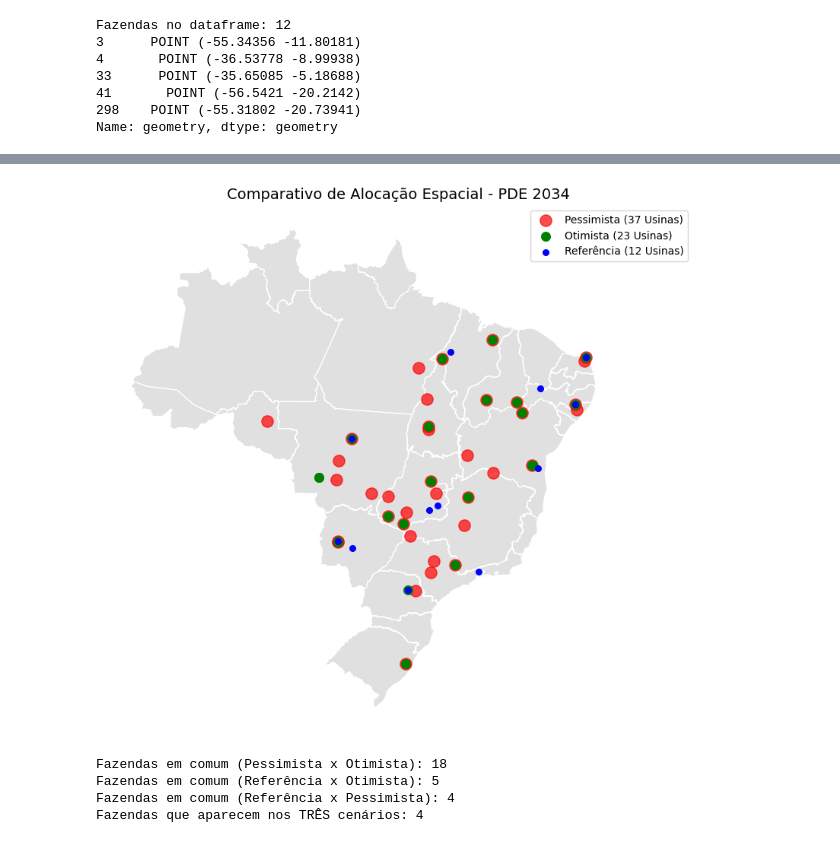
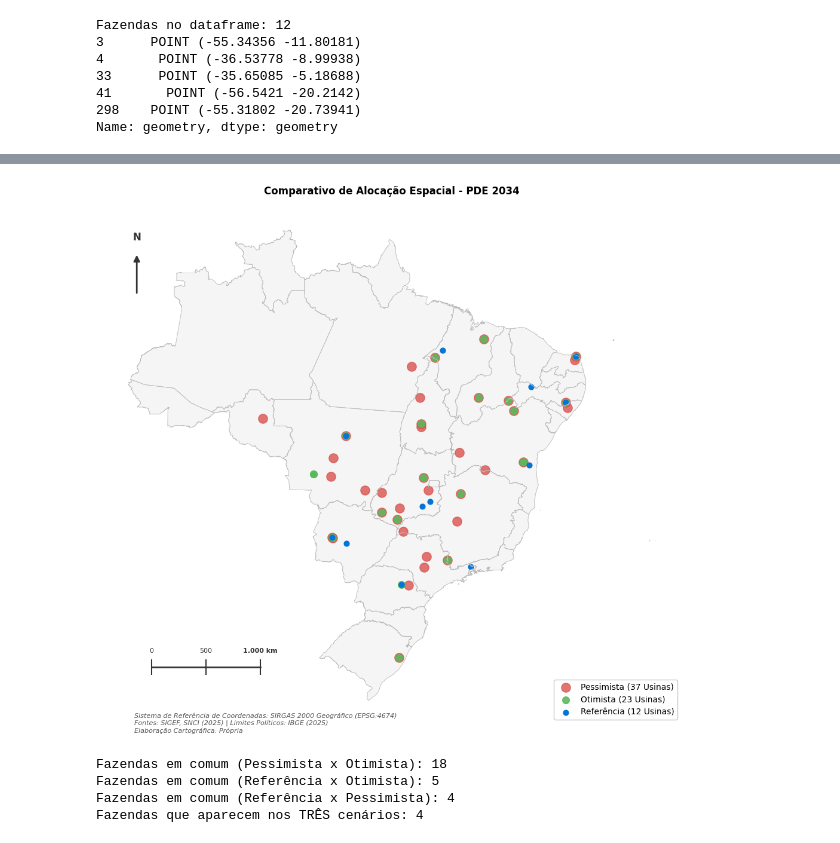
Before and after one commit to JPMartinsF/analise-geografica-energia-solar-brasil, a Jupyter notebook: notebooks/10-otimizacao-matematica-pulp.ipynb, the cells around one changed output, grey strips where cells are left out. Drawn from its saved outputs; the diff is of its cells as text; code cells hidden in the pictures.

```diff
--- a/notebooks/10-otimizacao-matematica-pulp.ipynb
+++ b/notebooks/10-otimizacao-matematica-pulp.ipynb
@@ -139,7 +139,7 @@ for nome_cenario, meta_mw in cenarios.items():
         "Alocado (MW)": potencial_alocado,
         "Fazendas Escolhidas": len(selecionados_idx),
         "Custo Total (R$ Bilhões)": round(custo_bilhoes, 3),
-        "Custo Médio (R$ Milhões/MW)": round((custo_bilhoes * 1000) / potencial_alocado, 2)
+        "Custo Médio (R$ Milhões/MW)": round((custo_bilhoes * 1000) / potencial_alocado, 5)
     })
     print(f"    [Concluído] Status: {pulp.LpStatus[prob.status]}\n")
 
@@ -198,18 +198,96 @@ Fazendas no dataframe: 12
 298    POINT (-55.31802 -20.73941)
 Name: geometry, dtype: geometry
 # %%
+# Configuração de fontes para garantir textos reais pesquisáveis no PDF vetorial
+plt.rcParams['pdf.fonttype'] = 42
+plt.rcParams['ps.fonttype'] = 42
+
+print("\nGerando mapa comparativo final de alocação espacial (PDE 2034)...")
 fig, ax = plt.subplots(1, 1, figsize=(10, 10))
 
-# Fundo do Brasil
-states_gdf.plot(ax=ax, color="#e0e0e0", edgecolor="white", linewidth=1)
+# 1. Fundo do Brasil (Preenchimento cinza sutil e linhas de limite de estados discretas)
+states_gdf.plot(ax=ax, color="#f5f5f5", edgecolor="#dcdcdc", linewidth=0.5, zorder=1)
 
-# Plota do maior conjunto (Pessimista - 37) para o menor (Referência - 12)
-fazendas_pessimista.plot(ax=ax, color="red", markersize=120, label="Pessimista (37 Usinas)", alpha=0.7)
-fazendas_otimista.plot(ax=ax, color="green", markersize=70, label="Otimista (23 Usinas)")
-fazendas_referencia.plot(ax=ax, color="blue", markersize=30, label="Referência (12 Usinas)")
+# 2. Plota os cenários do maior conjunto (Pessimista - 37) para o menor (Referência - 12)
+# Cores ajustadas para uma paleta sóbria e elegante de nível de publicação acadêmica
+fazendas_pessimista.plot(
+    ax=ax, color="#d9534f", markersize=120, label="Pessimista (37 Usinas)", alpha=0.8, zorder=2
+)
+fazendas_otimista.plot(
+    ax=ax, color="#5cb85c", markersize=70, label="Otimista (23 Usinas)", alpha=0.9, zorder=3
+)
+fazendas_referencia.plot(
+    ax=ax, color="#0275d8", markersize=40, label="Referência (12 Usinas)", alpha=1.0, zorder=4
+)
 
-ax.set_title("Comparativo de Alocação Espacial - PDE 2034", fontsize=14)
+# 3. Adiciona as bordas dos estados (mantido em formato vetorial puro para excelente contraste)
+states_gdf.plot(ax=ax, color="none", edgecolor="#bcbcbc", linewidth=0.5, zorder=5)
+
+# ==============================================================================
+# ELEMENTOS CARTOGRÁFICOS RÍGIDOS (SIRGAS 2000, Decreto nº 89.817)
+# ==============================================================================
+
+# A. Indicador de Norte Minimalista (Seta limpa sem cauda)
+# Afastado para a esquerda (x=0.06) para não interferir na divisa do Acre/Amazonas
+ax.annotate('', xy=(0.06, 0.91), xytext=(0.06, 0.83),
+            xycoords='axes fraction', textcoords='axes fraction',
+            arrowprops=dict(arrowstyle="-|>", color="#333333", lw=2.0, mutation_scale=15),
+            ha='center', va='center')
+ax.text(0.06, 0.93, 'N', transform=ax.transAxes, ha='center', va='bottom',
+        fontsize=12, weight='bold', color='#333333')
+
+# B. Escala Gráfica de 1.000 km
+# Calculada para a latitude média do Brasil (15° S) no sistema EPSG:4674 (SIRGAS 2000)
+# Onde 1 grau de longitude equivale a aproximadamente 107.5 km. 1.000 km ≈ 9.3 graus.
+scale_x_start = -72.0
+scale_x_mid = -67.35
+scale_x_end = -62.70
+scale_y = -31.0
+
+# Desenha a linha da escala e seus respectivos ticks (marcações de limite)
+ax.plot([scale_x_start, scale_x_end], [scale_y, scale_y], color='#333333', linewidth=2.0)
+ax.plot([scale_x_start, scale_x_start], [scale_y - 0.6, scale_y + 0.6], color='#333333', linewidth=1.5)
+ax.plot([scale_x_mid, scale_x_mid], [scale_y - 0.6, scale_y + 0.6], color='#333333', linewidth=1.5)
+ax.plot([scale_x_end, scale_x_end], [scale_y - 0.6, scale_y + 0.6], color='#333333', linewidth=1.5)
+
+# Rótulos numéricos da escala gráfica
+ax.text(scale_x_start, scale_y + 1.2, '0', ha='center', fontsize=8, color='#333333')
+ax.text(scale_x_mid, scale_y + 1.2, '500', ha='center', fontsize=8, color='#333333')
+ax.text(scale_x_end, scale_y + 1.2, '1.000 km', ha='center', fontsize=8, color='#333333', weight='bold')
+
+# C. Metadados de Projeção, Datum, Escala Numérica e Classe (Decreto nº 89.817)
+metadata_text = (
+    "Sistema de Referência de Coordenadas: SIRGAS 2000 Geográfico (EPSG:4674)\n"
+    "Fontes: SIGEF, SNCI (2025) | Limites Políticos: IBGE (2025)\n"
+    "Elaboração Cartográfica: Própria"
+)
+ax.text(-73.5, -34.8, metadata_text, fontsize=8, style='italic', color='#555555', ha='left', va='top')
+
+# ==============================================================================
+
+# Customização da Legenda com moldura protetora (loc="lower right" evita colisão com a escala gráfica)
+ax.legend(
+    loc="lower right",
+    frameon=True,          # Mantém o quadro ativo
+    facecolor="white",     # Fundo branco da caixa
+    edgecolor="#bcbcbc",   # Borda cinza suave combinando com o padrão do trabalho
+    fancybox=True,         # Cantos levemente arredondados para um visual moderno
+    shadow=False,
+    fontsize=10
+)
+
+ax.set_title("Comparativo de Alocação Espacial - PDE 2034", fontsize=12, pad=15, weight='bold')
 ax.set_axis_off()
-plt.legend()
+
+plt.tight_layout()
+
+# Salva a figura em formato PDF vetorial leve e de altíssima nitidez
+plt.savefig(
+    r"G:\BackupC\Faculdade\UFRJ\TCC\analise-geografica-energia-solar-brasil\results\figures\mapa_resultados.pdf",
+    format="pdf",
+    bbox_inches="tight"
+)
+plt.savefig("../results/figures/mapa_resultados.png", format="png", dpi=300, bbox_inches="tight")
+
 plt.show()
 # %% [output]
@@ -216,4 +295,4 @@ plt.show()
-[figure, old version]
+[figure, new version]
 # %%
 set_pessimista = set(fazendas_pessimista.index)
 set_referencia = set(fazendas_referencia.index)
```
Also changed, not shown: parts of 2 cells of this notebook, 4 other files.
